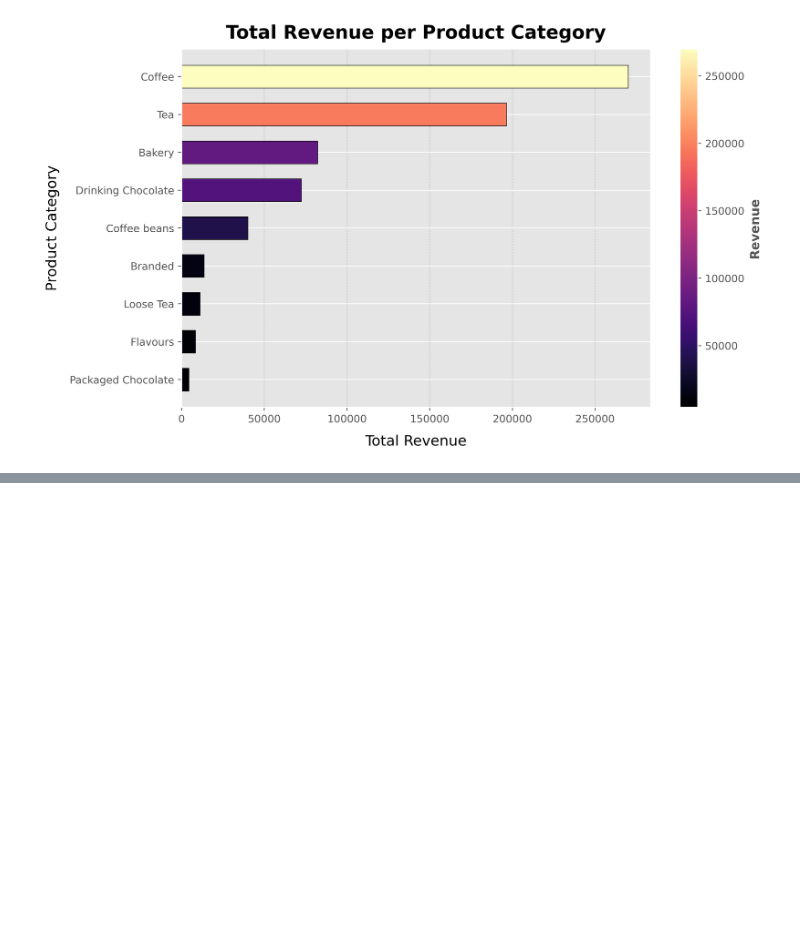
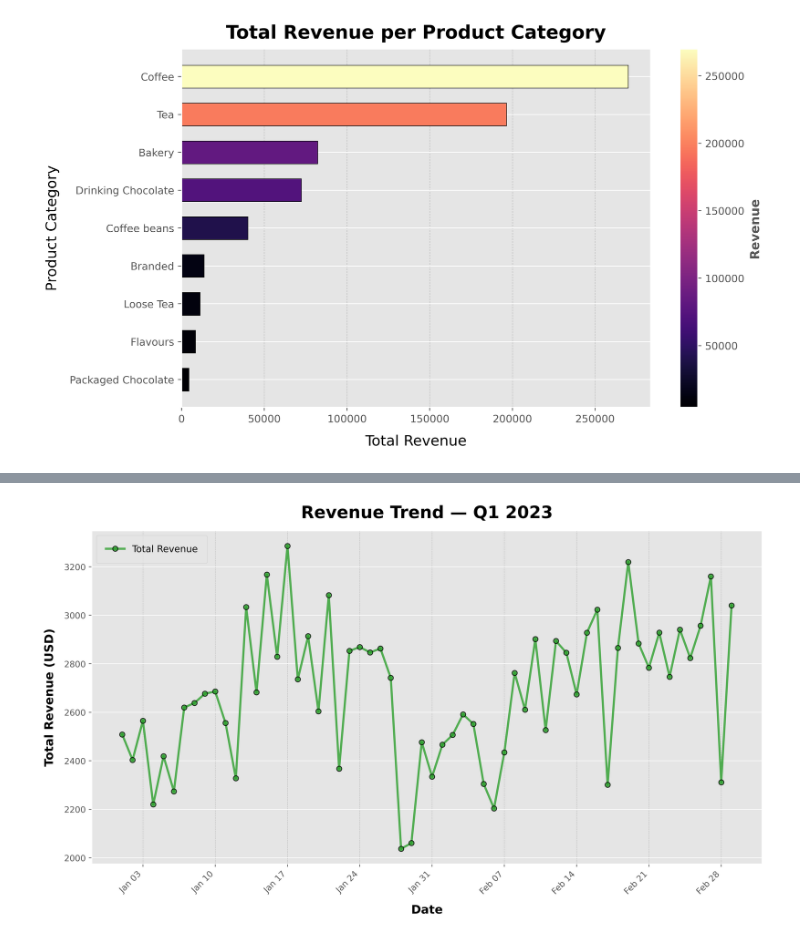
Before and after one commit to smartestnerdfromtown/Coffee-Shop-Sales-Analysis, a Jupyter notebook: analysis.ipynb, the cells around one changed output, grey strips where cells are left out. Saved outputs shown, nothing was run; the diff lists cells and outputs as text; code cells hidden in the pictures; blank space fills up the shorter version.

Commit message:
Revenue Trend Q1 2023

```diff
--- a/analysis.ipynb
+++ b/analysis.ipynb
@@ -153,0 +157,12 @@ plt.show()
+# %%
+first_quarter = df[
+    (df['transaction_date'] >= '01.01.2023')
+    &
+    (df['transaction_date'] <= '03.01.2023')
+]
+# %%
+first_quarter_analysis = first_quarter.groupby('transaction_date') \
+                                      .agg(total_revenue=('revenue', 'sum')) \
+                                      .reset_index()
+
+first_quarter_analysis.head()
@@ -153,0 +176,86 @@ plt.show()
+# %%
+fig, ax = plt.subplots(
+    nrows=1,
+    ncols=1,
+    figsize=(12, 7),
+    dpi=500
+)
+
+ax.plot(
+    first_quarter_analysis['transaction_date'],
+    first_quarter_analysis['total_revenue'],
+    color='#2ca02c',
+    linestyle='-',
+    linewidth=2.5,
+    marker='o',
+    markersize=6,
+    markerfacecolor='#2ca02c',
+    markeredgecolor='black',
+    alpha=0.8,
+    label='Total Revenue'
+)
+
+ax.set_title(
+    "Revenue Trend — Q1 2023",
+    fontsize=20,
+    fontweight='bold',
+    color='black',
+    pad=15
+)
+
+ax.set_xlabel(
+    "Date",
+    fontsize=14,
+    fontweight='bold',
+    color='black',
+    labelpad=10
+)
+
+ax.set_ylabel(
+    "Total Revenue (USD)",
+    fontsize=14,
+    fontweight='bold',
+    color='black',
+    labelpad=10
+)
+
+########### Formatting x-axis with better date formatting ###########
+ax.xaxis.set_major_locator(mdates.WeekdayLocator(interval=1))  # Weekly ticks
+ax.xaxis.set_major_formatter(mdates.DateFormatter('%b %d'))    # e.g., Jan 01
+plt.setp(ax.get_xticklabels(), rotation=45, ha='right')
+
+########### Configuring Grid For Each Axis |###########
+ax.xaxis.grid(
+    visible=True,
+    which='major',
+    color='gray',
+    linestyle='--',
+    linewidth=0.5,
+    alpha=0.4
+)
+ax.yaxis.grid(
+    visible=True,
+    which='minor',
+    color='gray',
+    linestyle='--',
+    linewidth=0.4,
+    alpha=0.3
+)
+
+plt.xticks(rotation=45)
+
+########### Configurting Legend ###########
+ax.legend(
+    fontsize=11,
+    loc='upper left',
+    frameon=True,
+    fancybox=True,
+    framealpha=0.8,
+    shadow=False,
+    borderpad=1
+)
+
+plt.tight_layout()
+plt.show()
+# %% [output]
+[figure, added]
```
Also changed, not shown: parts of 3 cells of this notebook.
